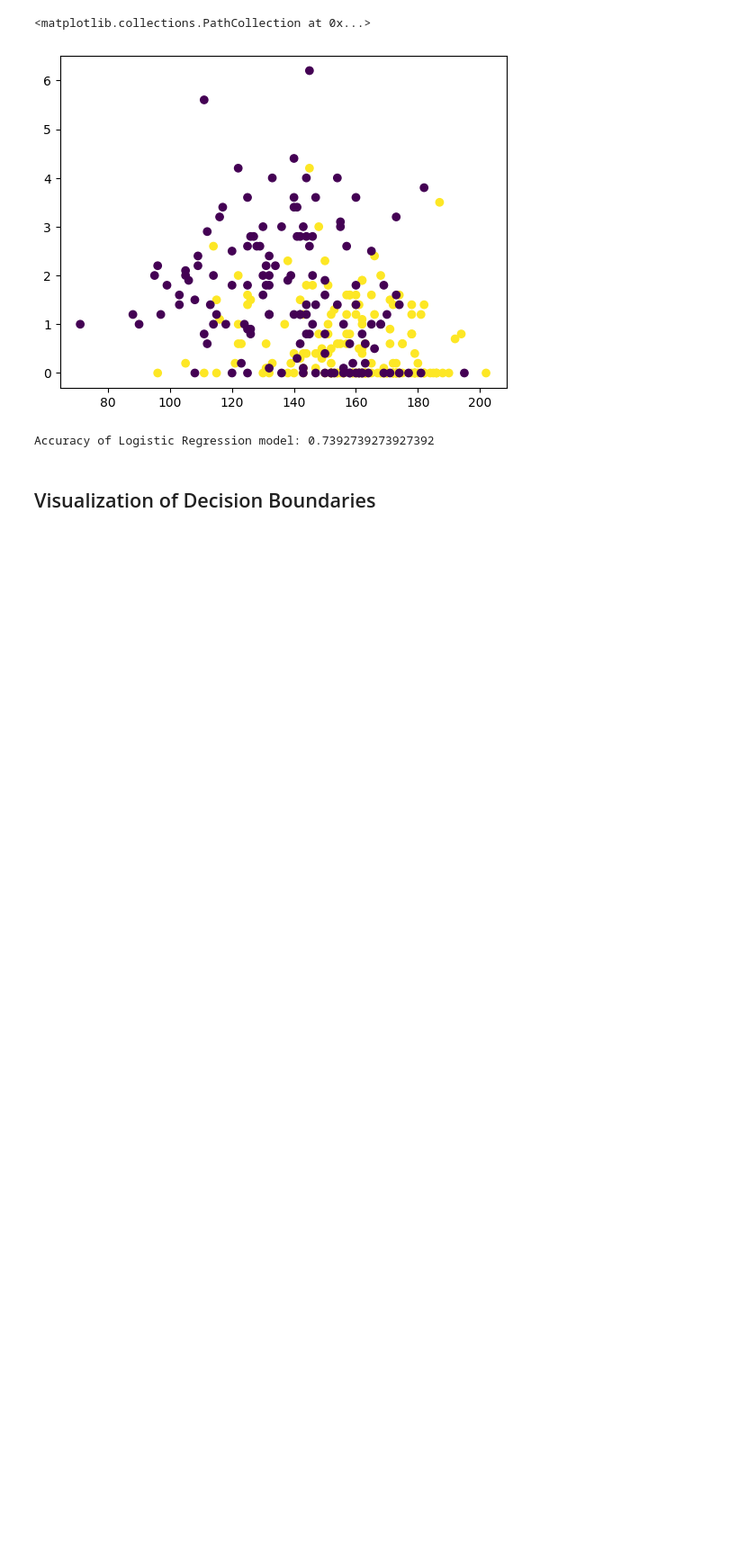
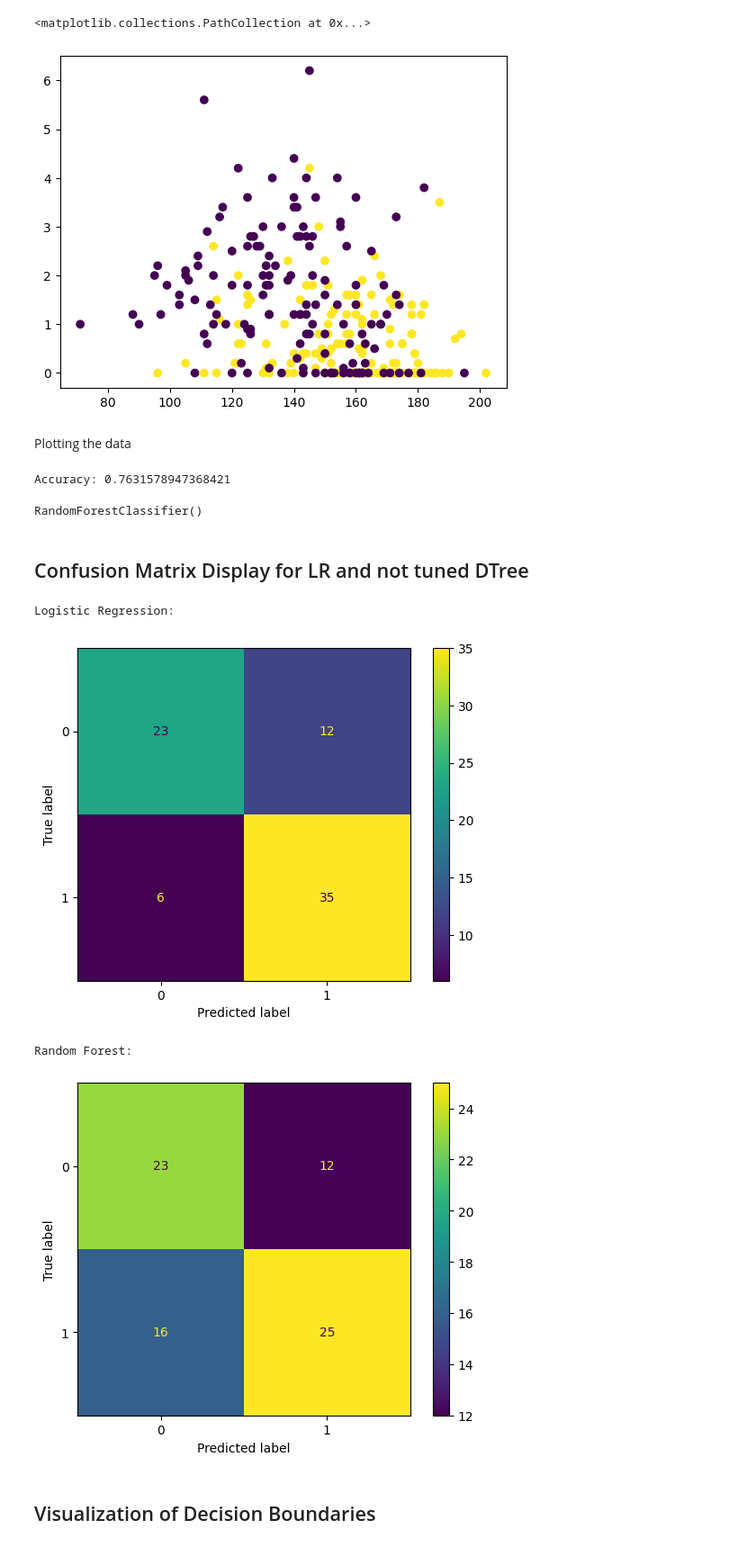
Before and after one commit to chrisistrati/Sigmoid-Homework, a Jupyter notebook: 08_random_forest.ipynb, the cells around one changed output. Shown: that part at 90% size. Saved outputs shown, nothing was run; the diff lists cells and outputs as text; code cells hidden in the pictures; blank space fills up the shorter version.

```diff
--- a/08_random_forest.ipynb
+++ b/08_random_forest.ipynb
@@ -58,19 +80,47 @@ plt.scatter(df.thalach, df.oldpeak, c=y)
 # %% [output]
 <matplotlib.collections.PathCollection at 0x...>
 [figure]
+# %% [markdown]
+Plotting the data
 # %%
 from sklearn.linear_model import LogisticRegression
 from sklearn.metrics import accuracy_score
+from sklearn.model_selection import train_test_split
 
-model = LogisticRegression(random_state=42)
-model.fit(X, y)
+X_train, X_test, y_train, y_test = train_test_split(X, y, random_state=42)
 
-pred=model.predict(X)
-acc=accuracy_score(y, pred)
+model = LogisticRegression()
+model.fit(X_train, y_train)
 
-print(f"Accuracy of Logistic Regression model: {acc}")
+pred=model.predict(X_test)
+acc=accuracy_score(y_test, pred)
+
+print(f"Accuracy: {acc}")
 # %% [output]
-Accuracy of Logistic Regression model: 0.7392739273927392
+Accuracy: 0.7631578947368421
+# %%
+from sklearn.ensemble import RandomForestClassifier
+rforest = RandomForestClassifier()
+rforest.fit(X_train, y_train)
+#creating  random forest classifiere thats not tuned
+# %% [output]
+RandomForestClassifier()
+# %% [markdown]
+## Confusion Matrix Display for LR and not tuned DTree
+# %%
+from sklearn.metrics import ConfusionMatrixDisplay
+print("Logistic Regression: ")
+disp1 = ConfusionMatrixDisplay.from_estimator(model, X_test, y_test)
+plt.show()
+
+print("Random Forest: ")
+disp1 = ConfusionMatrixDisplay.from_estimator(rforest, X_test, y_test)
+plt.show()
+# %% [output]
+Logistic Regression:
+[figure, added]
+Random Forest:
+[figure, added]
 # %% [markdown]
 ## Visualization of Decision Boundaries
 # %%
```
Also changed, not shown: parts of 16 cells of this notebook, 7 other files.
